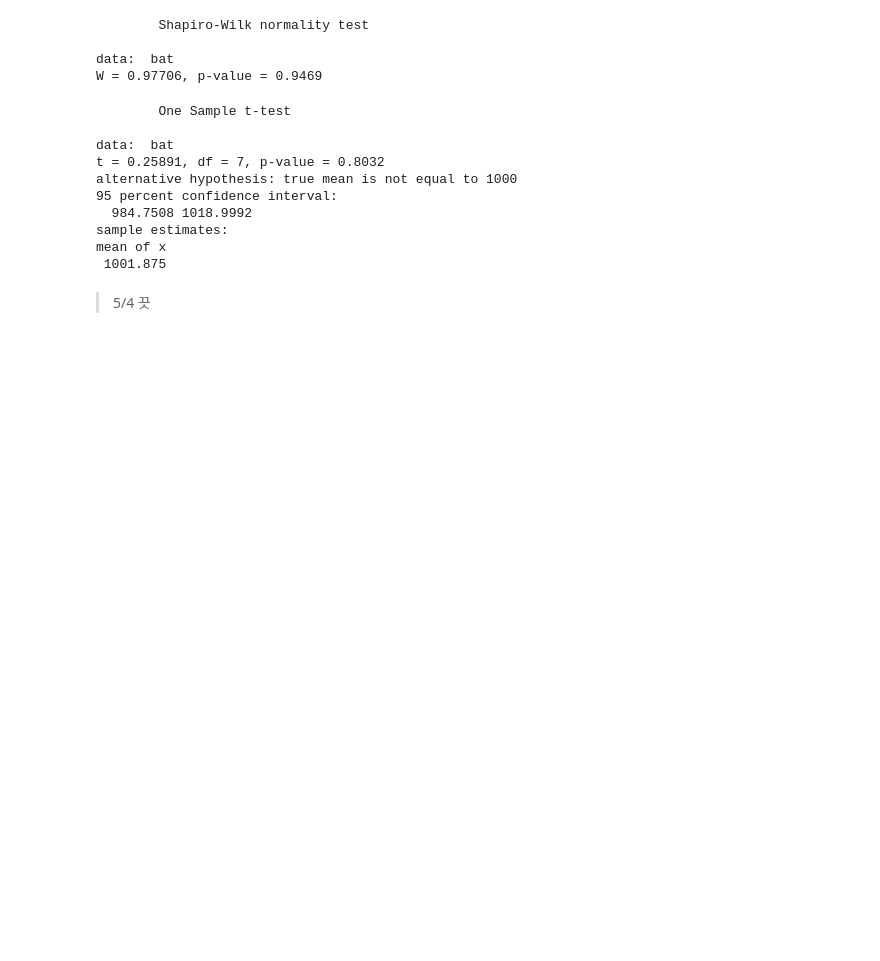
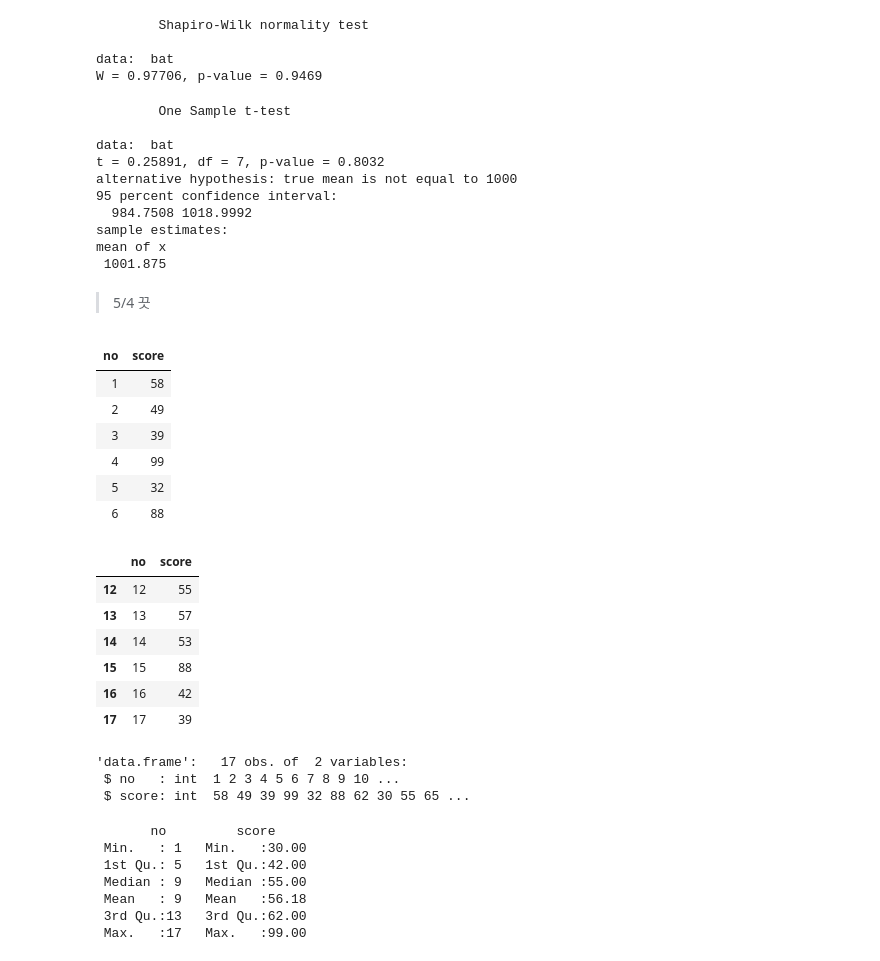
Before and after one commit to monargent0/TJRrrClass, a Jupyter notebook: 14. 가설검정.ipynb, the cells around one changed output. Cells and saved outputs as stored; diff of their text form; code cells hidden in the pictures; blank space fills up the shorter version.

```diff
--- a/14. 가설검정.ipynb
+++ b/14. 가설검정.ipynb
@@ -106,3 +107,39 @@ mean of x
  1001.875
 # %% [markdown]
 > 5/4 끗
+# %%
+# exam 데이터셋
+# 어떤 학급의 수학 점수 평균 : 55점
+# 0교시 수업을 한 후에 학생들의 성적이 올랐을까?
+# 귀무가설: 성적은 오르지 않았다
+# 대립가설: 성적이 올랐다
+exam <- read.csv("../Data/exam.csv")
+head(exam)
+tail(exam)
+str(exam)
+summary(exam)
+# %% [output]
+| no | score |
+| 1 | 58 |
+| 2 | 49 |
+| 3 | 39 |
+| 4 | 99 |
+| 5 | 32 |
+| 6 | 88 |
+|  | no | score |
+| 12 | 12 | 55 |
+| 13 | 13 | 57 |
+| 14 | 14 | 53 |
+| 15 | 15 | 88 |
+| 16 | 16 | 42 |
+| 17 | 17 | 39 |
+'data.frame':   17 obs. of  2 variables:
+ $ no   : int  1 2 3 4 5 6 7 8 9 10 ...
+ $ score: int  58 49 39 99 32 88 62 30 55 65 ...
+       no         score
+ Min.   : 1   Min.   :30.00
+ 1st Qu.: 5   1st Qu.:42.00
+ Median : 9   Median :55.00
+ Mean   : 9   Mean   :56.18
+ 3rd Qu.:13   3rd Qu.:62.00
+ Max.   :17   Max.   :99.00
```
Also changed, not shown: parts of 19 cells of this notebook, 4 other files.
